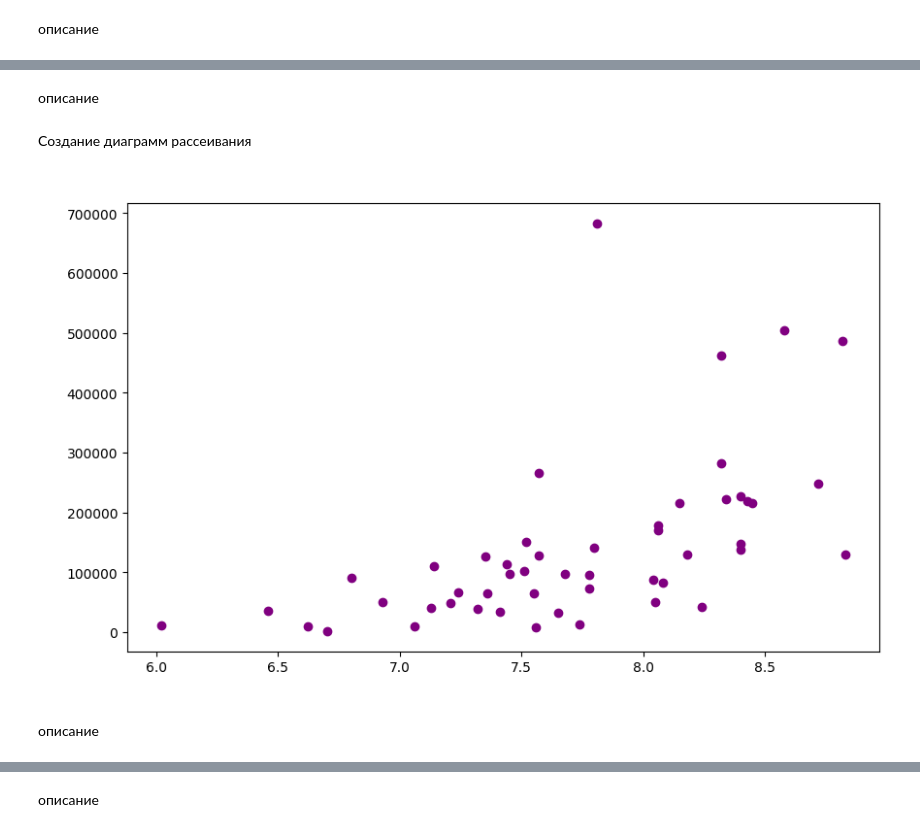
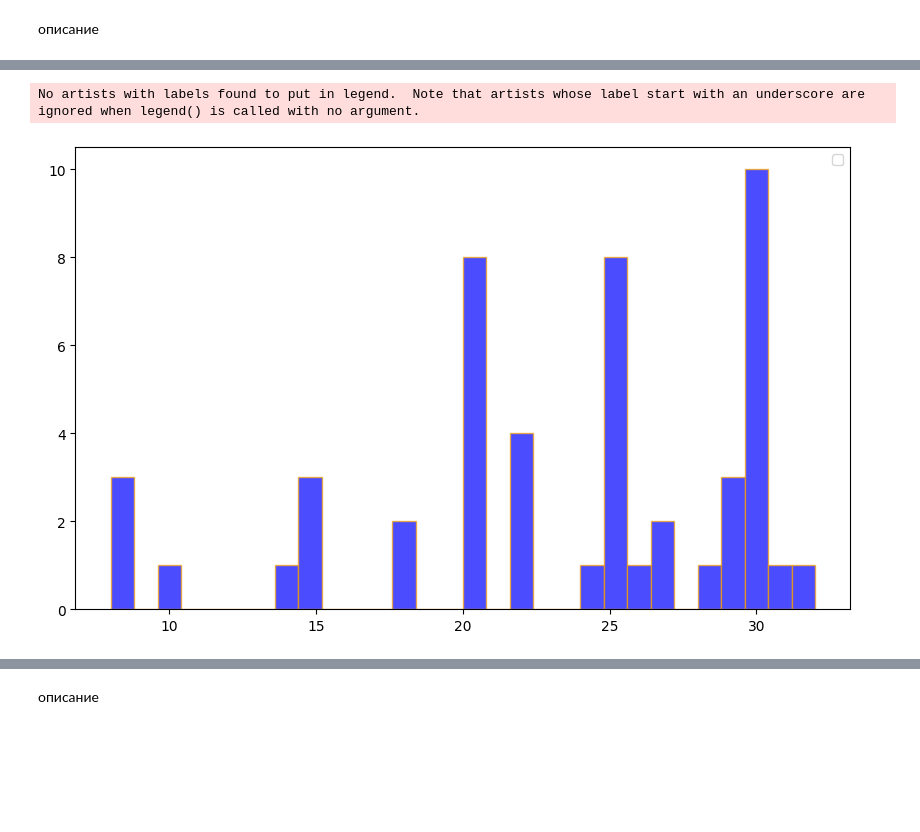
Before and after one commit to GRL7559/Project-PY, a Jupyter notebook: Practics/Graphics.ipynb, the cells around one changed output, grey strips where cells are left out. Drawn from its saved outputs; the diff is of its cells as text; code cells hidden in the pictures; blank space fills up the shorter version.

```diff
--- a/Practics/Graphics.ipynb
+++ b/Practics/Graphics.ipynb
@@ -8,5 +8,5 @@
 import pandas as pd
 import numpy as np
 import matplotlib.pyplot as plt
-df = pd.read_csv('C:\\Users\\User\\Desktop\\N\\VS _ VS Code\\Project PY\\anime.csv')
-df = df.sort_values(by='anime_id')
+df = pd.read_csv('C:\\Users\\User\\Desktop\\N\\VS _ VS Code\\Project PY\\Terraria.csv')
+display(df)
@@ -72,15 +129,8 @@ plt.show()
-# %% [markdown]
-описание
-# %% [markdown]
-Создание диаграмм рассеивания
 # %%
 plt.figure(figsize=(10, 6))
-plt.scatter(df['rating'].head(50), df['members'].head(50),color='purple')
-plt.title(' ')
-plt.xlabel(' ')
-plt.ylabel(' ')
+plt.hist(df['DPS (SINGLE TARGET)'].tail(50), bins=30, color=["blue"], edgecolor='orange',alpha=0.7)
+plt.legend()
 plt.show()
 # %% [output]
+No artists with labels found to put in legend.  Note that artists whose label start with an underscore are ignored when legend() is called with no argument.
-[figure, old version]
+[figure, new version]
-# %% [markdown]
-описание
```
Also changed, not shown: parts of 22 cells of this notebook, 1 other file.
